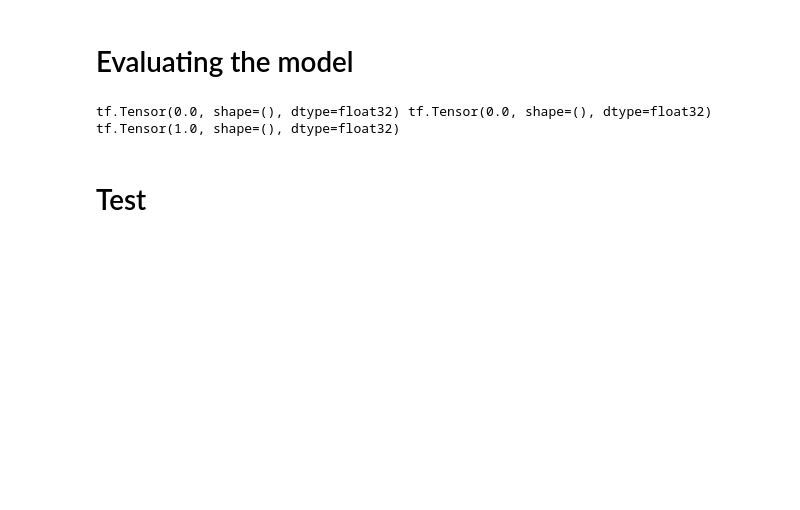
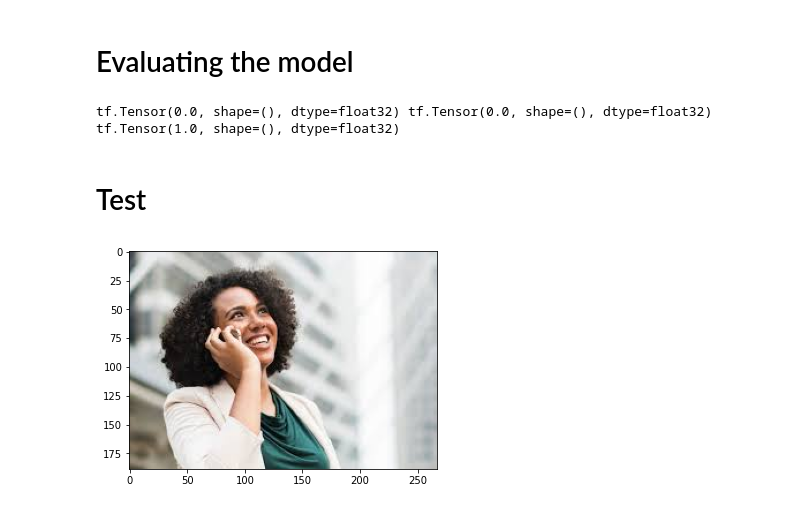
Before and after one commit to nikitakumari014/Image-Classifier-Using-CNN, a Jupyter notebook: ImageClassifier.ipynb, the cells around one changed output. Saved outputs shown, nothing was run; the diff lists cells and outputs as text; code cells hidden in the pictures; blank space fills up the shorter version.

```diff
--- a/ImageClassifier.ipynb
+++ b/ImageClassifier.ipynb
@@ -218,6 +218,8 @@ tf.Tensor(0.0, shape=(), dtype=float32) tf.Tensor(0.0, shape=(), dtype=float32)
 # Test
 # %%
 import cv2
-img = cv2.imread()
-plt.imshow(img)
+img = cv2.imread('happytest.jpg')
+plt.imshow(cv2.cvtColor(img,cv2.COLOR_BGR2RGB))
 plt.show()
+# %% [output]
+[figure, added]
```
Also changed, not shown: parts of 7 cells of this notebook, 4 other files.
